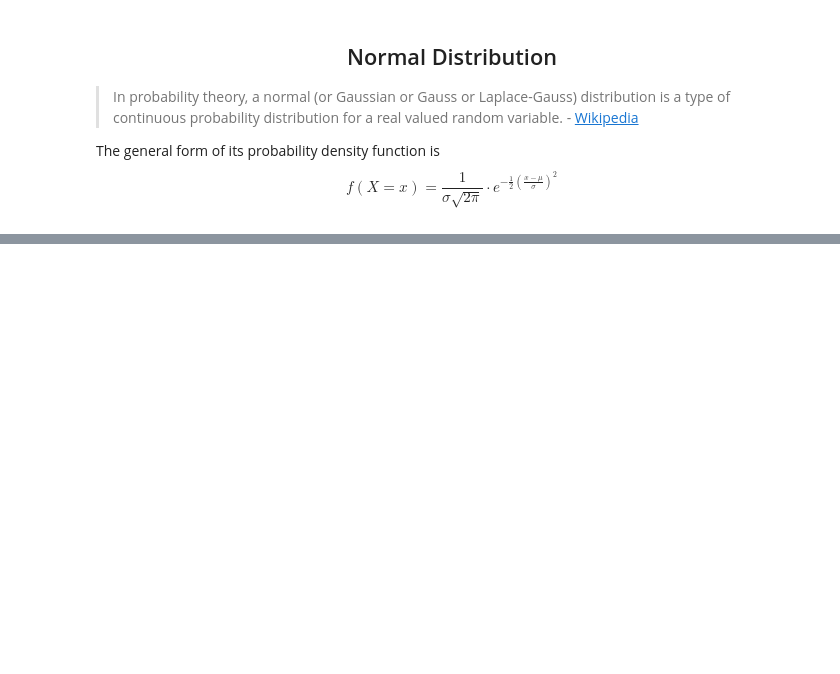
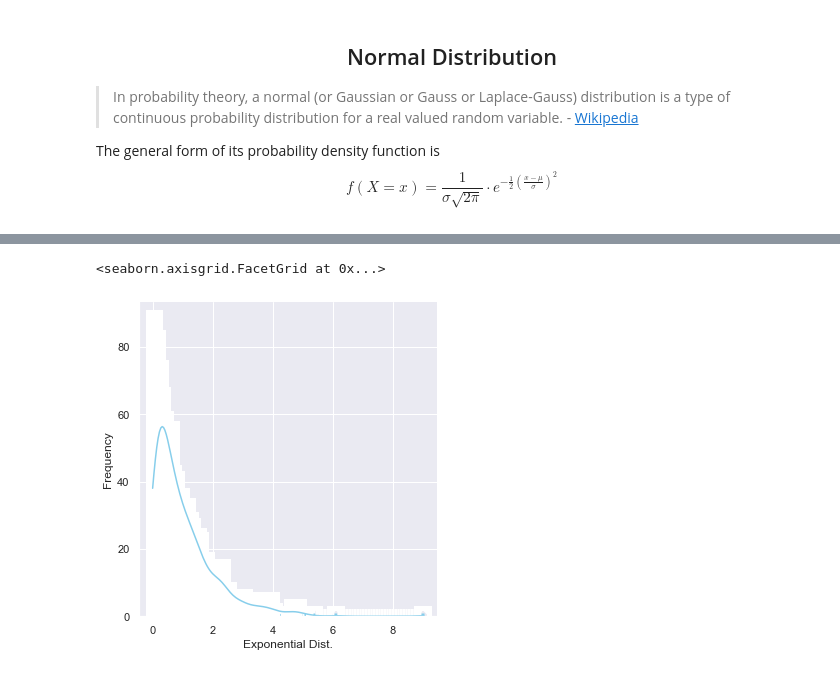
Before and after one commit to YashWalke/MScCS-Practicals, a Jupyter notebook: Semester 1/Fundamentals of Data Science/Practical 5.ipynb, the cells around one changed output, grey strips where cells are left out. Saved outputs shown, nothing was run; the diff lists cells and outputs as text; code cells hidden in the pictures; blank space fills up the shorter version.

Commit message:
Add Fundamentals of Data Science Practical 5

```diff
--- a/Semester 1/Fundamentals of Data Science/Practical 5.ipynb
+++ b/Semester 1/Fundamentals of Data Science/Practical 5.ipynb
@@ -73,0 +89,9 @@ ax.set(xlabel = "Normal Dist.", ylabel = "Frequency")
+# %%
+from scipy.stats import expon
+data_expon = expon.rvs(scale = 1, loc = 0, size = 1000)
+
+ax = sns.displot(data_expon, bins = 100, kde = True, color = "skyblue", linewidth = 15, alpha = 1)
+ax.set(xlabel = "Exponential Dist.", ylabel = "Frequency")
+# %% [output]
+<seaborn.axisgrid.FacetGrid at 0x...>
+[figure, added]
```
Also changed, not shown: parts of 7 cells of this notebook, 1 other file.
